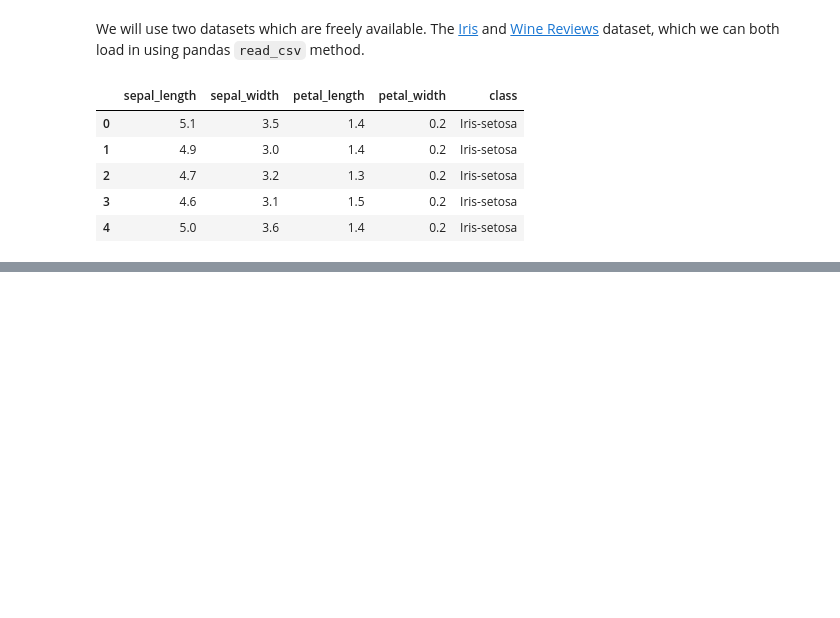
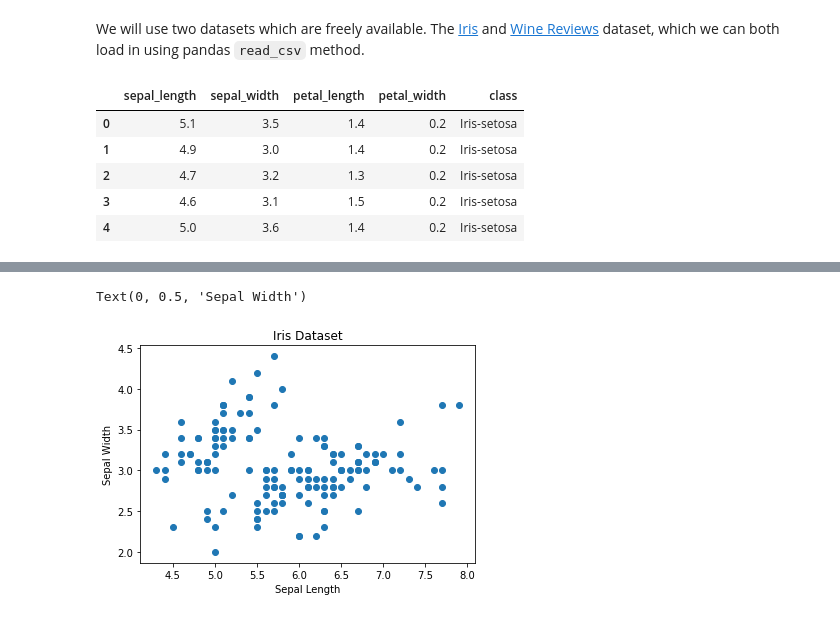
Before and after one commit to agarwal-peeush/Learning, a Jupyter notebook: Learning/ML/Data-Visualization-Python/Introduction to data visualisation.ipynb, the cells around one changed output, grey strips where cells are left out. Saved outputs shown, nothing was run; the diff lists cells and outputs as text; code cells hidden in the pictures; blank space fills up the shorter version.

Commit message:
Plotted Scatter plot, Line chart, Histogram using Matplotlib

```diff
--- a/Learning/ML/Data-Visualization-Python/Introduction to data visualisation.ipynb
+++ b/Learning/ML/Data-Visualization-Python/Introduction to data visualisation.ipynb
@@ -26,0 +47,14 @@ wine_reviews.head()
+# %%
+# create a figure and axis
+fig, ax = plt.subplots()
+
+# scatter the sepal_length against the sepal_width
+ax.scatter(iris['sepal_length'],iris['sepal_width'])
+
+# set title and labels
+ax.set_title('Iris Dataset')
+ax.set_xlabel('Sepal Length')
+ax.set_ylabel('Sepal Width')
+# %% [output]
+Text(0, 0.5, 'Sepal Width')
+[figure, added]
```
Also changed, not shown: parts of 10 cells of this notebook, 1 other file.
